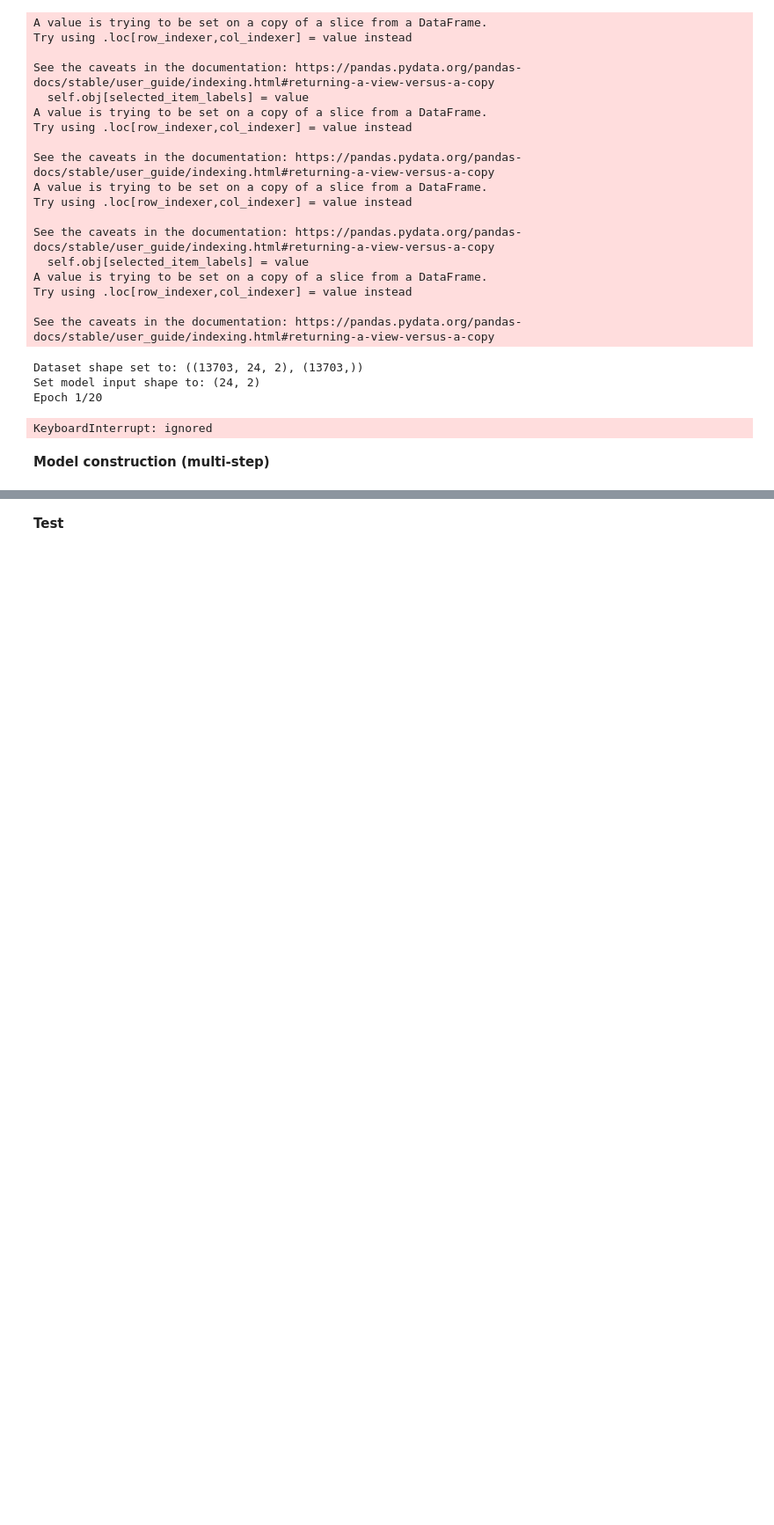
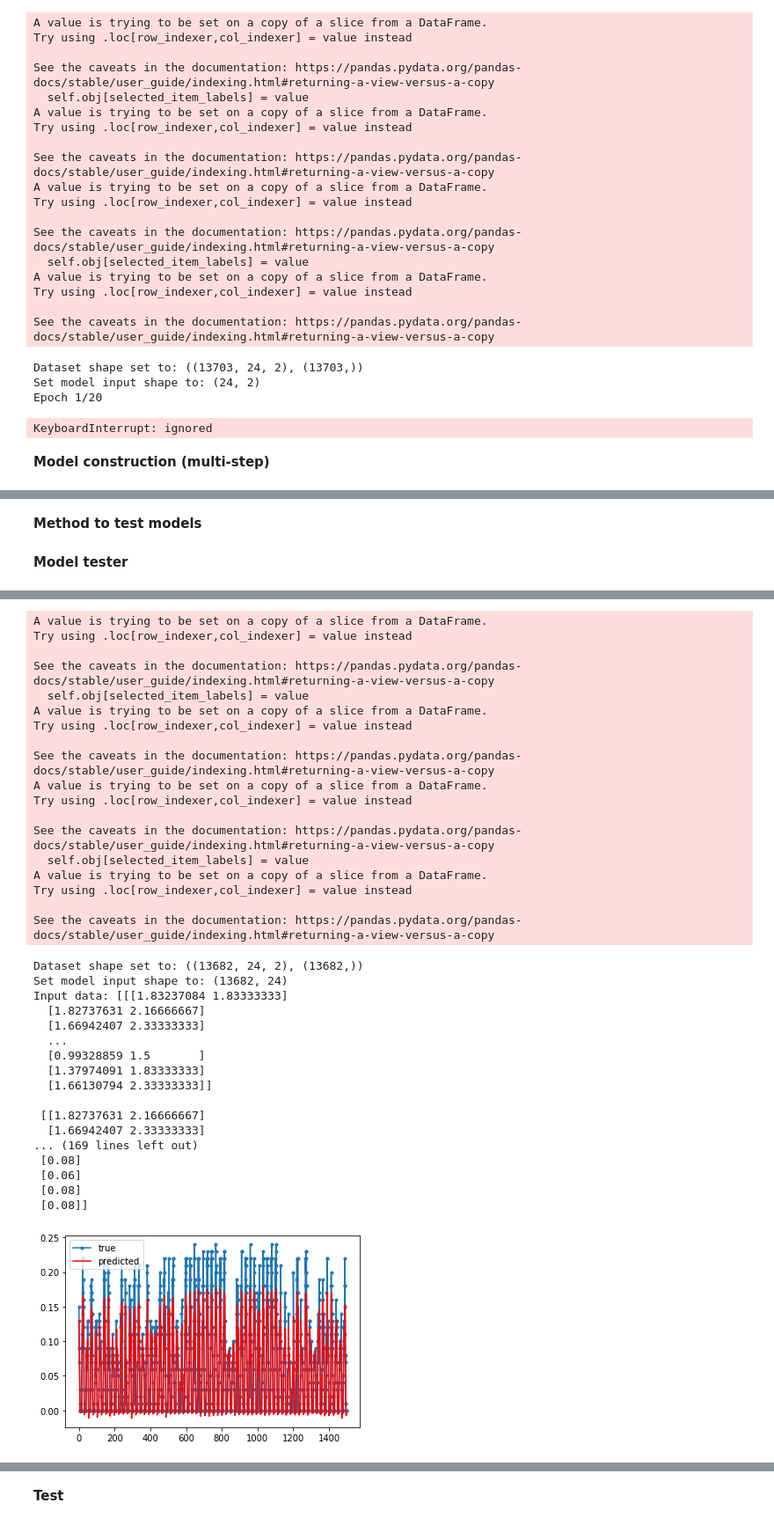
Before and after one commit to TheAnders121/FinalDiplom, a Jupyter notebook: ProjektKode.ipynb, the cells around one changed output, grey strips where cells are left out. Shown at 88% size. Drawn from its saved outputs; the diff is of its cells as text; code cells hidden in the pictures; blank space fills up the shorter version.

```diff
--- a/ProjektKode.ipynb
+++ b/ProjektKode.ipynb
@@ -52,7 +52,10 @@ inputColumns = 2
 inputShape = [steps, inputColumns]
 
 #Model compilation, fitting and optimization
-optimizationAlgorithm = tf.keras.optimizers.Adam()
+#optimizationAlgorithm = tf.keras.optimizers.Adam()
+optimizationAlgorithm = tf.keras.optimizers.SGD()
+patience = 2
+conf_epochs = 20
 
 #API paths
 POST = 'somePath'
@@ -164,10 +167,12 @@ def compile(model, patience=2):
 **Fit model**
 # %%
 def fit(model, input, output):
+  callback = tf.keras.callbacks.EarlyStopping(monitor='loss', patience=2)
   history = model.fit(
     input, output,
-    epochs=20,
+    epochs=conf_epochs,
     batch_size=32,
+    callbacks=[callback],
     validation_split=0.1,
     shuffle=False
   )
@@ -572,0 +560,2 @@ Input: [[[ 2.842516    1.5       ]
+# %% [markdown]
+**Method to test models**
@@ -572,0 +694,29 @@ Input: [[[ 2.842516    1.5       ]
+# %% [markdown]
+**Model tester**
+# %%
+GRU = keras.Sequential()
+
+GRU.add(keras.layers.GRU(units=128,
+             # return_sequences=True,
+              input_shape=(24, 2))
+        )
+GRU.add(keras.layers.Dropout(rate=0.2))
+GRU.add(keras.layers.Dense(units=1))
+
+
+model = keras.Sequential()
+model.add(
+  keras.layers.Bidirectional(
+    keras.layers.LSTM(
+      units=128,
+      input_shape=(input.shape[1], input.shape[2])
+      #input_shape=(input.shape[0], input.shape[1])
+    )
+  )
+)
+model.add(keras.layers.Dropout(rate=0.2))
+model.add(keras.layers.Dense(units=1))
+
+perf_history = {}
+perf_history['GRU'] = model_test(GRU)
+# %% [output]
@@ -572,0 +740,36 @@ Input: [[[ 2.842516    1.5       ]
+A value is trying to be set on a copy of a slice from a DataFrame.
+Try using .loc[row_indexer,col_indexer] = value instead
+
+See the caveats in the documentation: https://pandas.pydata.org/pandas-docs/stable/user_guide/indexing.html#returning-a-view-versus-a-copy
+  self.obj[selected_item_labels] = value
+A value is trying to be set on a copy of a slice from a DataFrame.
+Try using .loc[row_indexer,col_indexer] = value instead
+
+See the caveats in the documentation: https://pandas.pydata.org/pandas-docs/stable/user_guide/indexing.html#returning-a-view-versus-a-copy
+A value is trying to be set on a copy of a slice from a DataFrame.
+Try using .loc[row_indexer,col_indexer] = value instead
+
+See the caveats in the documentation: https://pandas.pydata.org/pandas-docs/stable/user_guide/indexing.html#returning-a-view-versus-a-copy
+  self.obj[selected_item_labels] = value
+A value is trying to be set on a copy of a slice from a DataFrame.
+Try using .loc[row_indexer,col_indexer] = value instead
+
+See the caveats in the documentation: https://pandas.pydata.org/pandas-docs/stable/user_guide/indexing.html#returning-a-view-versus-a-copy
+Dataset shape set to: ((13682, 24, 2), (13682,))
+Set model input shape to: (13682, 24)
+Input data: [[[1.83237084 1.83333333]
+  [1.82737631 2.16666667]
+  [1.66942407 2.33333333]
+  ...
+  [0.99328859 1.5       ]
+  [1.37974091 1.83333333]
+  [1.66130794 2.33333333]]
+
+ [[1.82737631 2.16666667]
+  [1.66942407 2.33333333]
+... (169 lines left out)
+ [0.08]
+ [0.06]
+ [0.08]
+ [0.08]]
+[figure, added]
```
Also changed, not shown: parts of 10 cells of this notebook.
